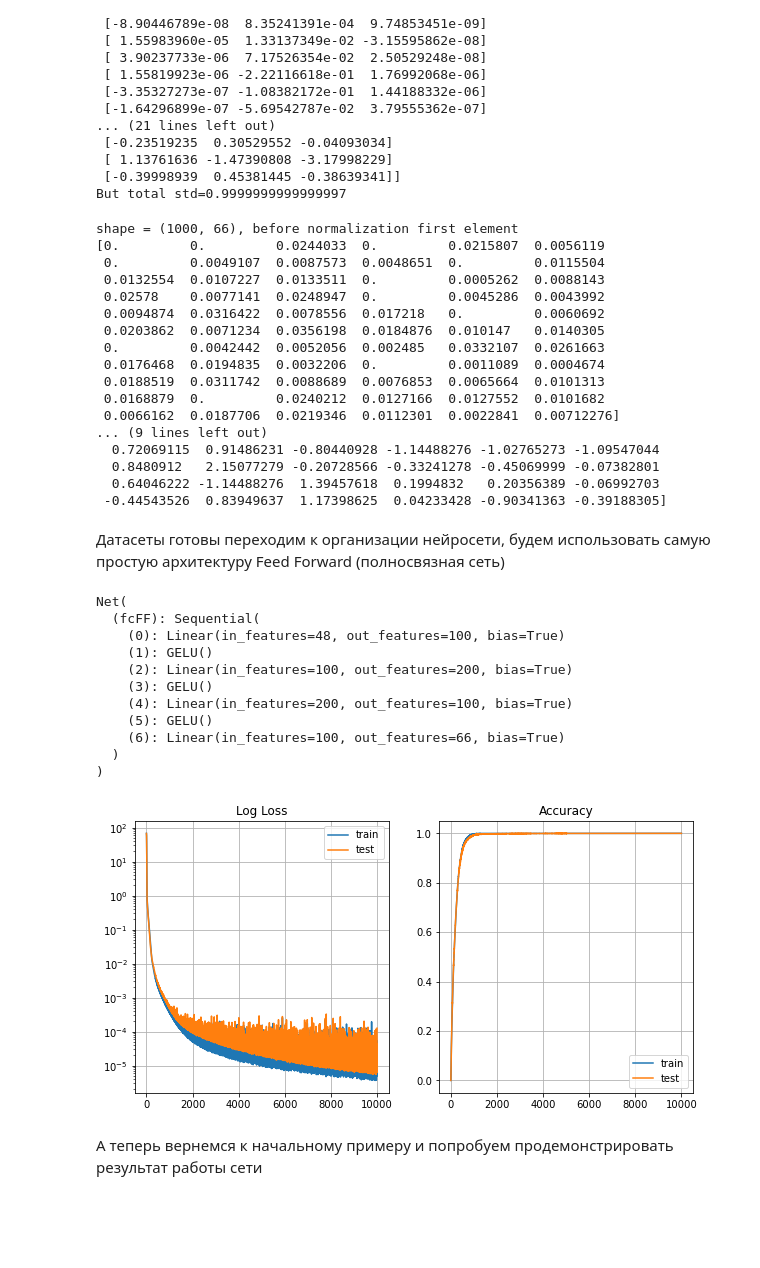
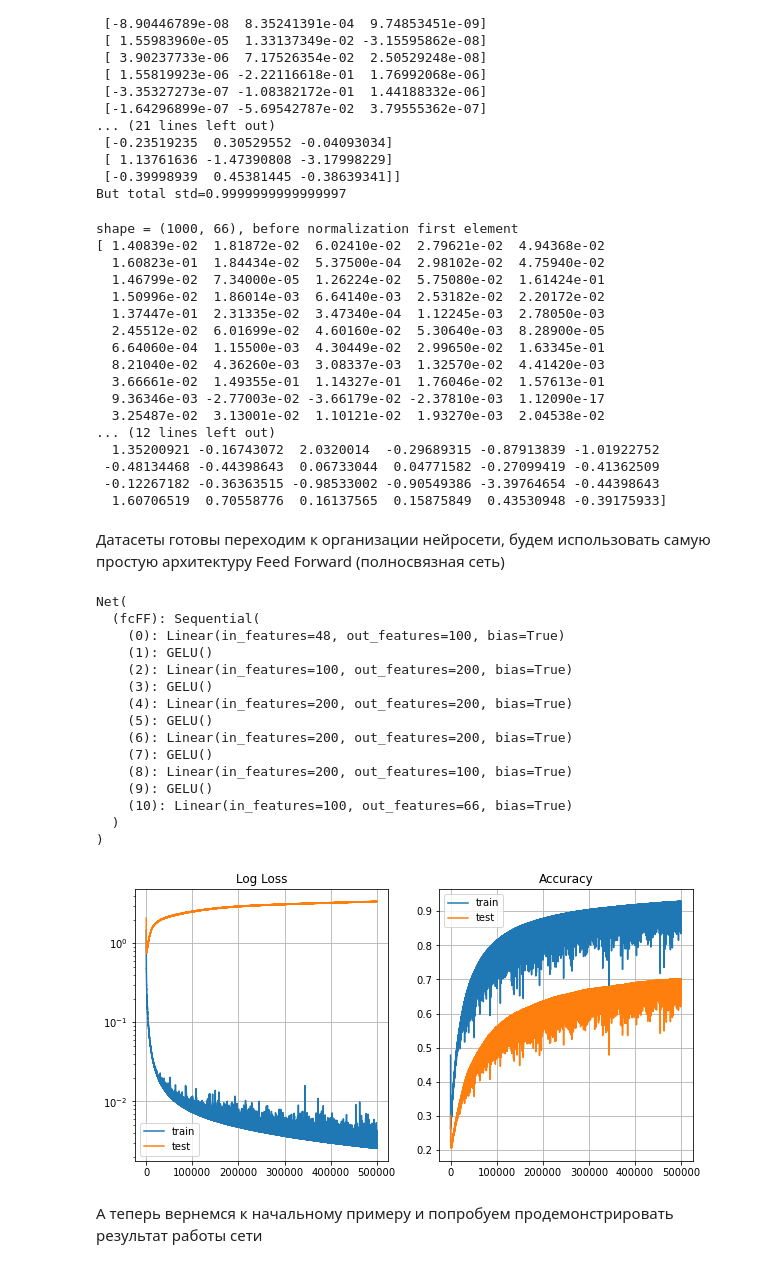
Before and after one commit to Semyonov-as/PlasmaMachineLearning, a Jupyter notebook: PlasmaMachineLearning/fourier_improvement.ipynb, the cells around one changed output. Saved outputs shown, nothing was run; the diff lists cells and outputs as text; code cells hidden in the pictures; blank space fills up the shorter version.

```diff
--- a/PlasmaMachineLearning/fourier_improvement.ipynb
+++ b/PlasmaMachineLearning/fourier_improvement.ipynb
@@ -122,11 +123,11 @@ before normalization first element
 But total std=0.9999999999999997
 # %%
 data_out = []
-Delta_A = np.array([(x - A_ref).reshape(-1) for x in A])
+Delta_A = np.array([x - A_ref for x in A])
 
 # Leave only above diagonal elements
 for i in trange(Delta_A.shape[0]):
-    D_A = Delta_A
+    D_A = Delta_A[i]
     new = []
     for i in range(12):
         tmp = []
@@ -147,31 +148,31 @@ data_out = (data_out-out_mean)/out_std
 print(f"output mean={out_mean}, std={out_std}\nAfter normalization first elem\n{data_out[0]}")
 # %% [output]
 shape = (1000, 66), before normalization first element
-[0.         0.         0.0244033  0.         0.0215807  0.0056119
- 0.         0.0049107  0.0087573  0.0048651  0.         0.0115504
- 0.0132554  0.0107227  0.0133511  0.         0.0005262  0.0088143
- 0.02578    0.0077141  0.0248947  0.         0.0045286  0.0043992
- 0.0094874  0.0316422  0.0078556  0.017218   0.         0.0060692
- 0.0203862  0.0071234  0.0356198  0.0184876  0.010147   0.0140305
- 0.         0.0042442  0.0052056  0.002485   0.0332107  0.0261663
- 0.0176468  0.0194835  0.0032206  0.         0.0011089  0.0004674
- 0.0188519  0.0311742  0.0088689  0.0076853  0.0065664  0.0101313
- 0.0168879  0.         0.0240212  0.0127166  0.0127552  0.0101682
- 0.0066162  0.0187706  0.0219346  0.0112301  0.0022841  0.00712276]
-... (9 lines left out)
-  0.72069115  0.91486231 -0.80440928 -1.14488276 -1.02765273 -1.09547044
-  0.8480912   2.15077279 -0.20728566 -0.33241278 -0.45069999 -0.07382801
-  0.64046222 -1.14488276  1.39457618  0.1994832   0.20356389 -0.06992703
- -0.44543526  0.83949637  1.17398625  0.04233428 -0.90341363 -0.39188305]
+[ 1.40839e-02  1.81872e-02  6.02410e-02  2.79621e-02  4.94368e-02
+  1.60823e-01  1.84434e-02  5.37500e-04  2.98102e-02  4.75940e-02
+  1.46799e-02  7.34000e-05  1.26224e-02  5.75080e-02  1.61424e-01
+  1.50996e-02  1.86014e-03  6.64140e-03  2.53182e-02  2.20172e-02
+  1.37447e-01  2.31335e-02  3.47340e-04  1.12245e-03  2.78050e-03
+  2.45512e-02  6.01699e-02  4.60160e-02  5.30640e-03  8.28900e-05
+  6.64060e-04  1.15500e-03  4.30449e-02  2.99650e-02  1.63345e-01
+  8.21040e-02  4.36260e-03  3.08337e-03  1.32570e-02  4.41420e-03
+  3.66661e-02  1.49355e-01  1.14327e-01  1.76046e-02  1.57613e-01
+  9.36346e-03 -2.77003e-02 -3.66179e-02 -2.37810e-03  1.12090e-17
+  3.25487e-02  3.13001e-02  1.10121e-02  1.93270e-03  2.04538e-02
+... (12 lines left out)
+  1.35200921 -0.16743072  2.0320014  -0.29689315 -0.87913839 -1.01922752
+ -0.48134468 -0.44398643  0.06733044  0.04771582 -0.27099419 -0.41362509
+ -0.12267182 -0.36363515 -0.98533002 -0.90549386 -3.39764654 -0.44398643
+  1.60706519  0.70558776  0.16137565  0.15875849  0.43530948 -0.39175933]
 # %% [markdown]
 Датасеты готовы переходим к организации нейросети, будем использовать самую простую архитектуру Feed Forward (полносвязная сеть)
 # %%
 device = torch.device('cuda' if torch.cuda.is_available() else 'cpu')
 
 #reshaping data_in (1000, 16, 3) -> (1000, 48)
-data_in = data_in.reshape((data_in.shape[0], data_in.shape[1]*data_in.shape[2]))
+# data_in = data_in.reshape((data_in.shape[0], data_in.shape[1]*data_in.shape[2]))
 U_train, U_test, A_train, A_test = train_test_split(
-                                    data_in, data_out, test_size=0.2)
+                                    data_in, data_out, test_size=0.2, )
 
 U_train = torch.from_numpy(U_train).to(dtype=torch.float32).to(device)
 U_test = torch.from_numpy(U_test).to(dtype=torch.float32).to(device)
@@ -189,6 +190,10 @@ class Net(nn.Module):
             nn.Linear(self.input_shape, hidden),
             nn.GELU(),
             nn.Linear(hidden, 2*hidden),
+            nn.GELU(),
+            nn.Linear(2*hidden, 2*hidden),
+            nn.GELU(),
+            nn.Linear(2*hidden, 2*hidden),
             nn.GELU(),
             nn.Linear(2*hidden, hidden),
             nn.GELU(),
@@ -213,7 +218,7 @@ def iterate_minibatches(X, y, batchsize):
         yield X[ix], y[ix]
 
 net = Net(device, data_in.shape[1], data_out.shape[1])
-optimizer = torch.optim.Adam(net.parameters(), lr=1e-4, amsgrad=False, weight_decay=0)
+optimizer = torch.optim.Adam(net.parameters(), lr=1e-5, amsgrad=False, weight_decay=0)
 net
 # %% [output]
 Net(
@@ -222,17 +227,21 @@ Net(
     (1): GELU()
     (2): Linear(in_features=100, out_features=200, bias=True)
     (3): GELU()
-    (4): Linear(in_features=200, out_features=100, bias=True)
+    (4): Linear(in_features=200, out_features=200, bias=True)
     (5): GELU()
-    (6): Linear(in_features=100, out_features=66, bias=True)
+    (6): Linear(in_features=200, out_features=200, bias=True)
+    (7): GELU()
+    (8): Linear(in_features=200, out_features=100, bias=True)
+    (9): GELU()
+    (10): Linear(in_features=100, out_features=66, bias=True)
   )
 )
 # %%
 L_train, L_test, acc_train, acc_test = [], [], [], []
 L_test = []
-batch_size = 100
+batch_size = 200
 
-for epoch in trange(10000):
+for epoch in trange(500000):
     net.train(True)
     l = 0.0
     acc = 0.0
@@ -248,34 +257,36 @@ for epoch in trange(10000):
         acc += accuracy(A_h, A_t).cpu().numpy()
 
 
     L_train.append(l/A_train.shape[0])
     acc_train.append(acc/(U_train.shape[0]/batch_size))
 
     net.train(False)
     A_h = net.forward(U_test)
     with torch.no_grad():
         L = compute_loss(A_h, A_test).cpu().numpy()
     L_test.append(L/A_test.shape[0])
     acc_test.append(accuracy(A_h, A_test).cpu().numpy())
 
+torch.save(net.state_dict(), r'dump_configurations\light_net_1000000.torch')
+
 fig, (ax1, ax2) = plt.subplots(1,2,figsize = (10,5))
 
 ax1.plot(L_train, label='train')
 ax1.plot(L_test, label='test')
 ax1.grid()
 ax1.set_title('Log Loss')
 ax1.legend()
 ax1.set_yscale('log')
 
 ax2.plot(acc_train, label='train')
 ax2.plot(acc_test, label='test')
 ax2.grid()
 ax2.set_title('Accuracy')
 ax2.legend()
 
 plt.show()
 # %% [output]
-[figure, old version]
+[figure, new version]
 # %%
 #save result
 torch.save(net.state_dict(), r'dump_configurations\light_net_500.torch')
```
Also changed, not shown: parts of 4 cells of this notebook, 4 other files.
